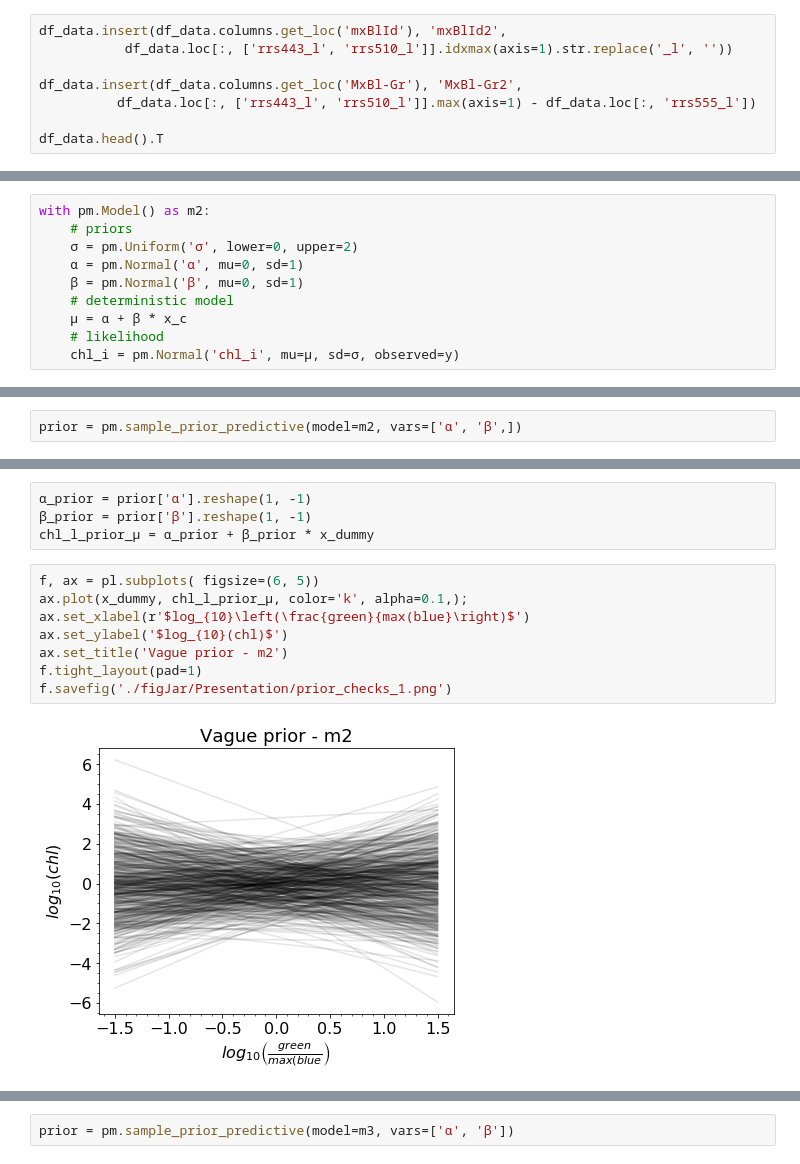
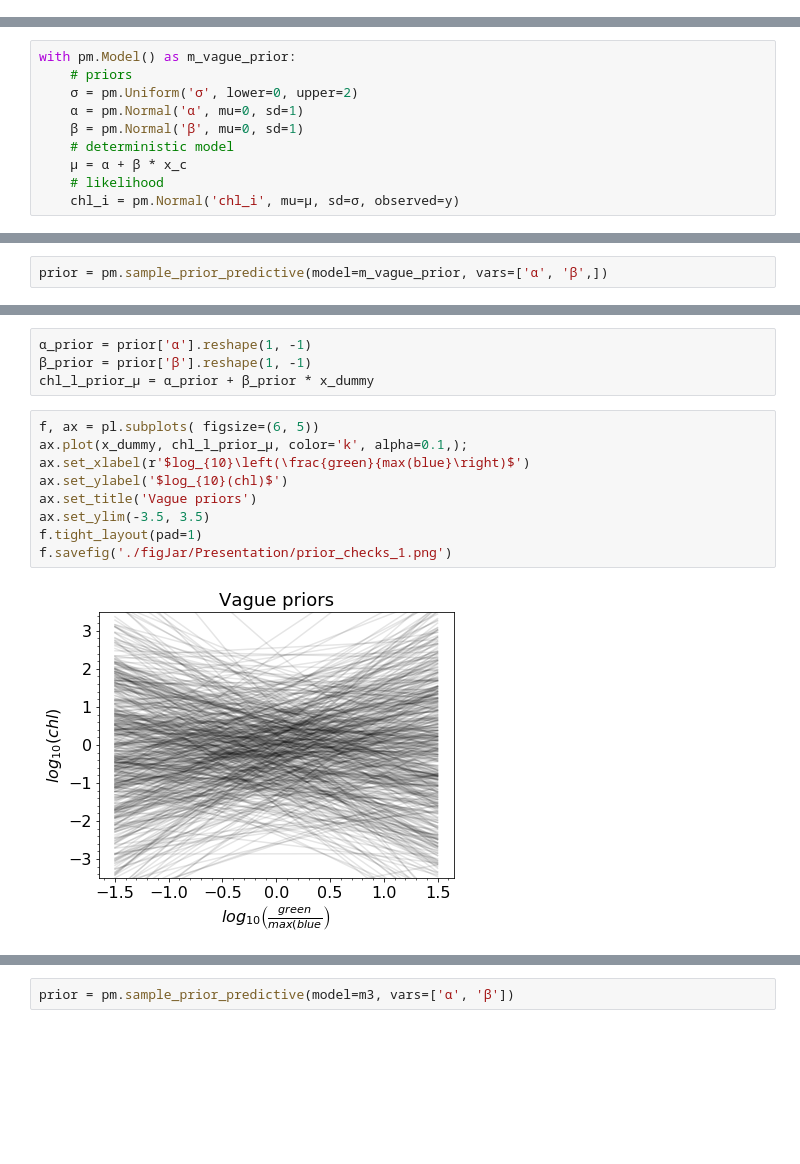
Before and after one commit to madHatter106/chlorophyll_models, a Jupyter notebook: Bayesian Tutorial.ipynb, the cells around one changed output, grey strips where cells are left out. Drawn from its saved outputs; the diff is of its cells as text; blank space fills up the shorter version.

```diff
--- a/Bayesian Tutorial.ipynb
+++ b/Bayesian Tutorial.ipynb
@@ -213,11 +220,3 @@ $\ \ \ \rightarrow$mechanistically straightforward<br>
 $\ \ \ \rightarrow$computationally expensive!
 # %%
 df_data = pd.read_pickle('./pickleJar/df_logMxBlues.pkl')
-# %%
-df_data.insert(df_data.columns.get_loc('mxBlId'), 'mxBlId2',
-           df_data.loc[:, ['rrs443_l', 'rrs510_l']].idxmax(axis=1).str.replace('_l', ''))
-
-df_data.insert(df_data.columns.get_loc('MxBl-Gr'), 'MxBl-Gr2',
-          df_data.loc[:, ['rrs443_l', 'rrs510_l']].max(axis=1) - df_data.loc[:, 'rrs555_l'])
-
-df_data.head().T
@@ -851,5 +836,5 @@ y = df_data.dropna().chl_l.values
 # %%
-with pm.Model() as m2:
+with pm.Model() as m_vague_prior:
     # priors
     σ = pm.Uniform('σ', lower=0, upper=2)
     α = pm.Normal('α', mu=0, sd=1)
@@ -873,6 +859,6 @@ pm.model_to_graphviz(m2)
 * Flavors of uncertainty
 # %%
-prior = pm.sample_prior_predictive(model=m2, vars=['α', 'β',])
+prior = pm.sample_prior_predictive(model=m_vague_prior, vars=['α', 'β',])
 # %%
 x_dummy = np.linspace(-1.5, 1.5, num=50).reshape(-1, 1)
 # %%
@@ -882,12 +868,13 @@ chl_l_prior_μ = α_prior + β_prior * x_dummy
 # %%
 f, ax = pl.subplots( figsize=(6, 5))
 ax.plot(x_dummy, chl_l_prior_μ, color='k', alpha=0.1,);
 ax.set_xlabel(r'$log_{10}\left(\frac{green}{max(blue}\right)$')
 ax.set_ylabel('$log_{10}(chl)$')
-ax.set_title('Vague prior - m2')
+ax.set_title('Vague priors')
+ax.set_ylim(-3.5, 3.5)
 f.tight_layout(pad=1)
 f.savefig('./figJar/Presentation/prior_checks_1.png')
 # %% [output]
-[figure, old version]
+[figure, new version]
 # %% [markdown]
 <center>
```
Also changed, not shown: parts of 60 cells of this notebook, 7 other files.
